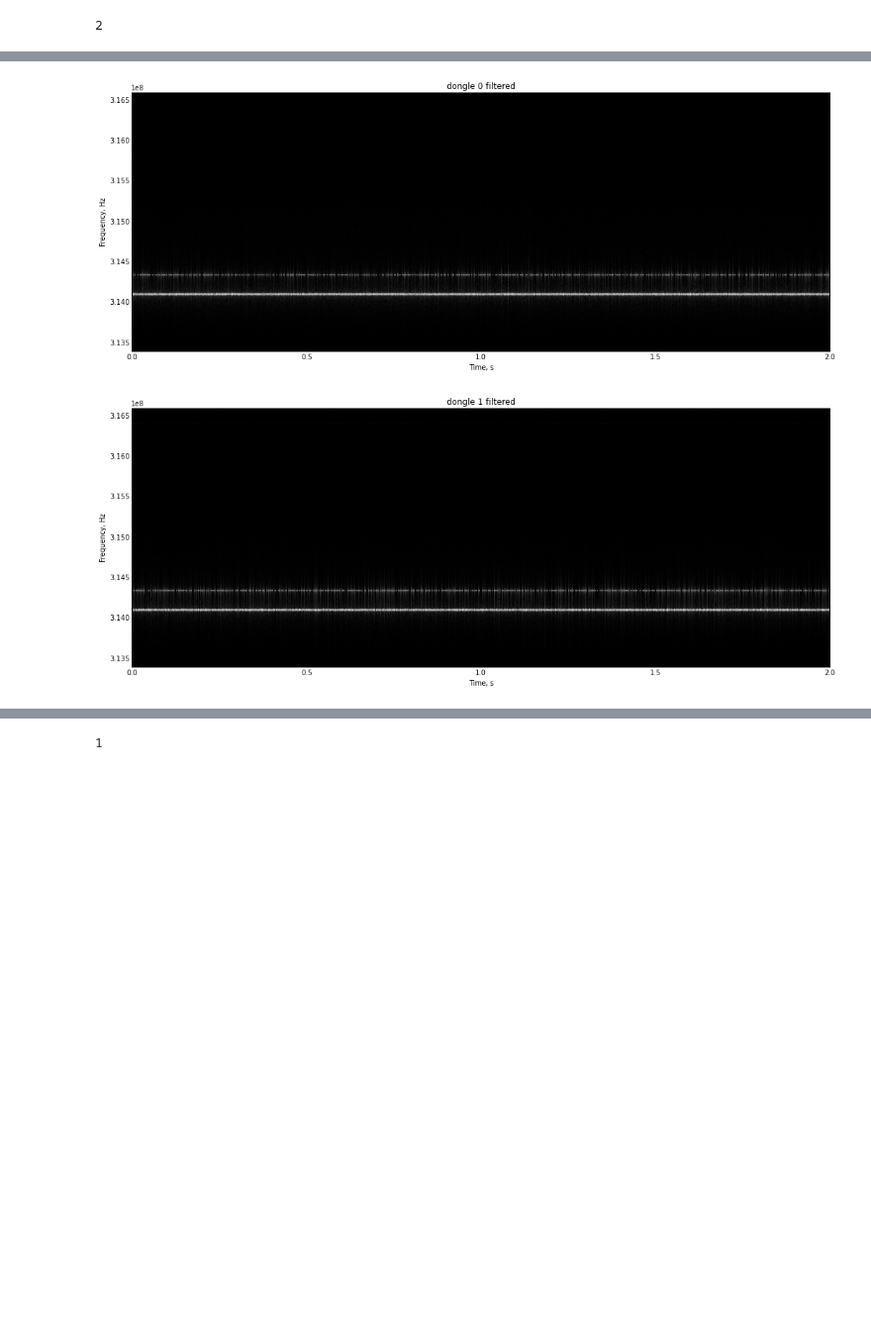
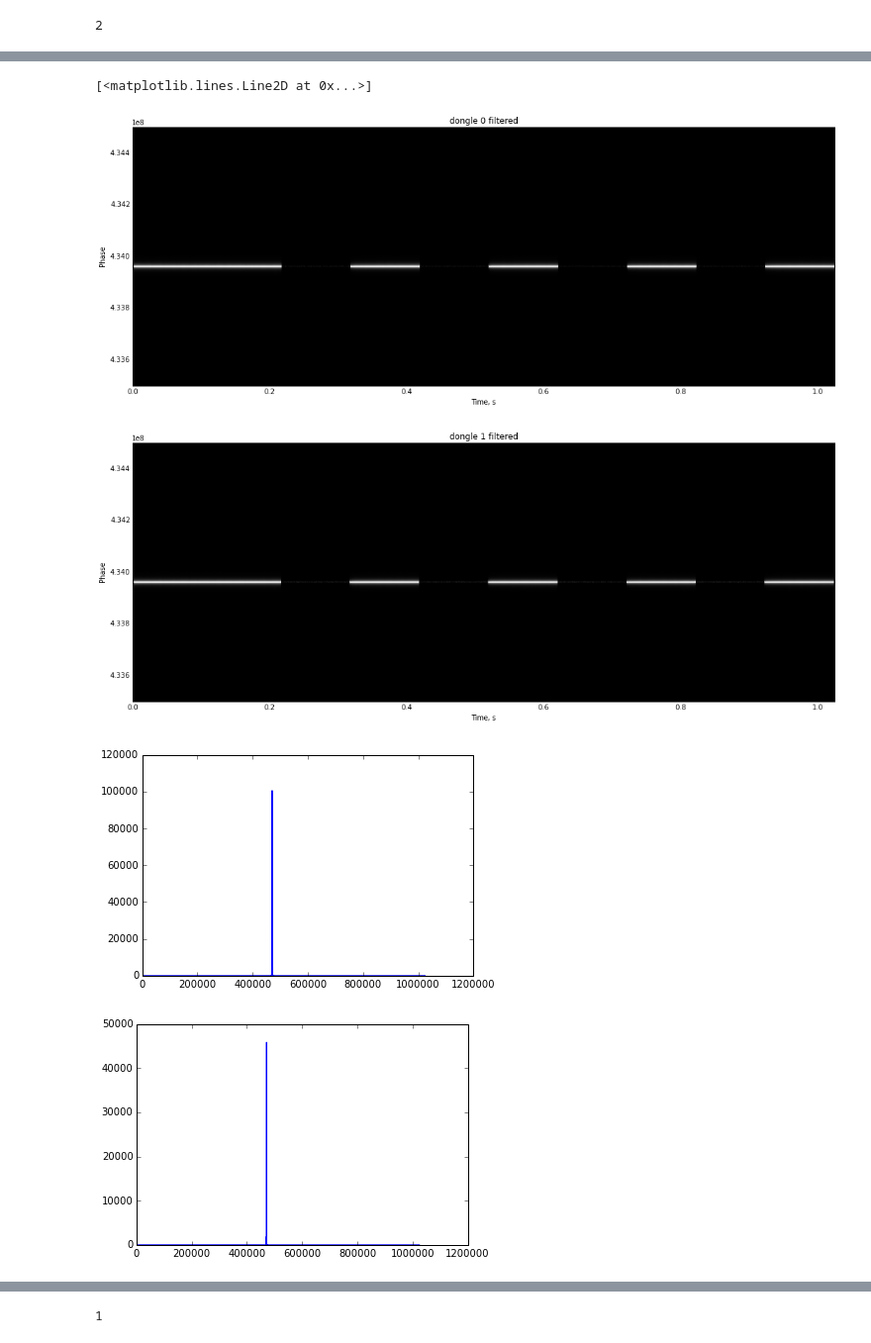
Before and after one commit to auroracramer/phasedarraylocalization, a Jupyter notebook: Lucine_Testing_SDR_Sampling.ipynb, the cells around one changed output, grey strips where cells are left out. Shown at 99% size. Drawn from its saved outputs; the diff is of its cells as text; code cells hidden in the pictures; blank space fills up the shorter version.

```diff
--- a/Lucine_Testing_SDR_Sampling.ipynb
+++ b/Lucine_Testing_SDR_Sampling.ipynb
@@ -381,5 +435,5 @@ Done
 # %%
-samples = np.load('LO_test_09_key.npy')
+samples = np.load('LO_test_21_radio.npy') #can overwrite: 05 07 #06 is Miki's tone #LO_test_10_tone_miki.npy
 y0 = samples[0]
 y1 = samples[1]
 print len(samples)
@@ -388,8 +442,8 @@ print len(samples)
 2
 # %%
 m = 512
-fs = 3.2e6 #1e6 #3.2e6 #240000
-fc = 315e6 #144.25e6 #443.61e6
+fs = 1e6 #1e6 #3.2e6 #240000
+fc = 434e6 #145.230e6 #145.530e6 #315e6 #144.25e6 #443.61e6
 
 myspectrogram_hann_ovlp(y0, m, fs, fc, dbf = 60)
 plt.title('Received chirp first signal')
@@ -404,8 +458,8 @@ plt.title('Received chirp second signal')
 # %%
-mod_val = 314.5e6
+taps = 685
+# taps = 700
 
-taps = 700
-
+mod_val = 0.04e6 #-0.3e6
 h = sp.signal.firwin(taps, 1/fs)
 t = np.arange(taps) * (1/fs)
 mod = exp(-1j*2*pi*mod_val*t)
@@ -418,4 +472,18 @@ myspectrogram_hann_ovlp(filt_y0, m, fs, fc,dbf = 63)
 title('dongle 0 filtered')
 myspectrogram_hann_ovlp(filt_y1, m, fs, fc,dbf = 63)
 title('dongle 1 filtered')
+
+freq0 = np.fft.fftshift(np.fft.fft(filt_y0))
+freq1 = np.fft.fftshift(np.fft.fft(filt_y1))
+figure()
+plt.plot(abs(freq0))
+figure()
+plt.plot(abs(freq1))
+
+print abs(freq0).tolist().index(max(abs(freq0)))
+print abs(freq1).tolist().index(max(abs(freq1)))
+print (abs(freq0)-abs(freq1)).tolist().index(max(abs(freq0)-abs(freq1)))
+
+figure()
+plt.plot((abs(freq0)-abs(freq1))) #[225000:275000]
 # %% [output]
@@ -423,2 +493,5 @@ title('dongle 1 filtered')
+[<matplotlib.lines.Line2D at 0x...>]
-[figure, old version]
+[figure, new version]
-[figure, old version]
+[figure, new version]
+[figure, added]
+[figure, added]
```
Also changed, not shown: parts of 11 cells of this notebook, 1 other file.
